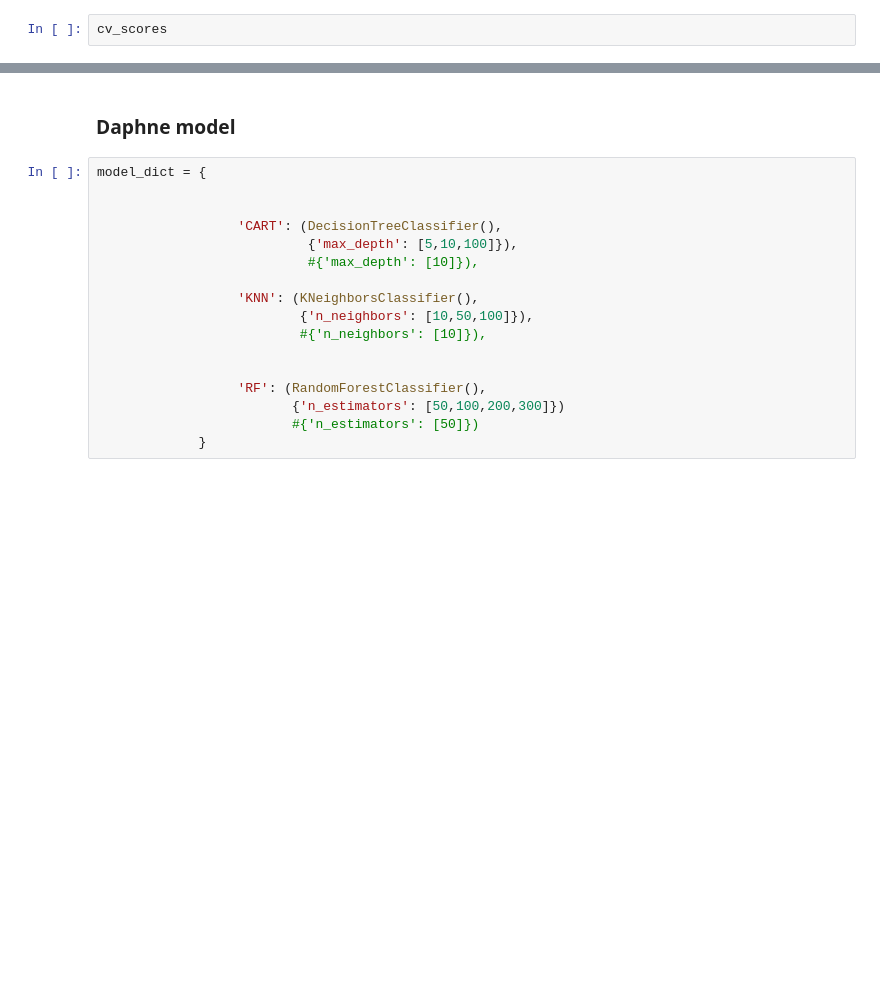
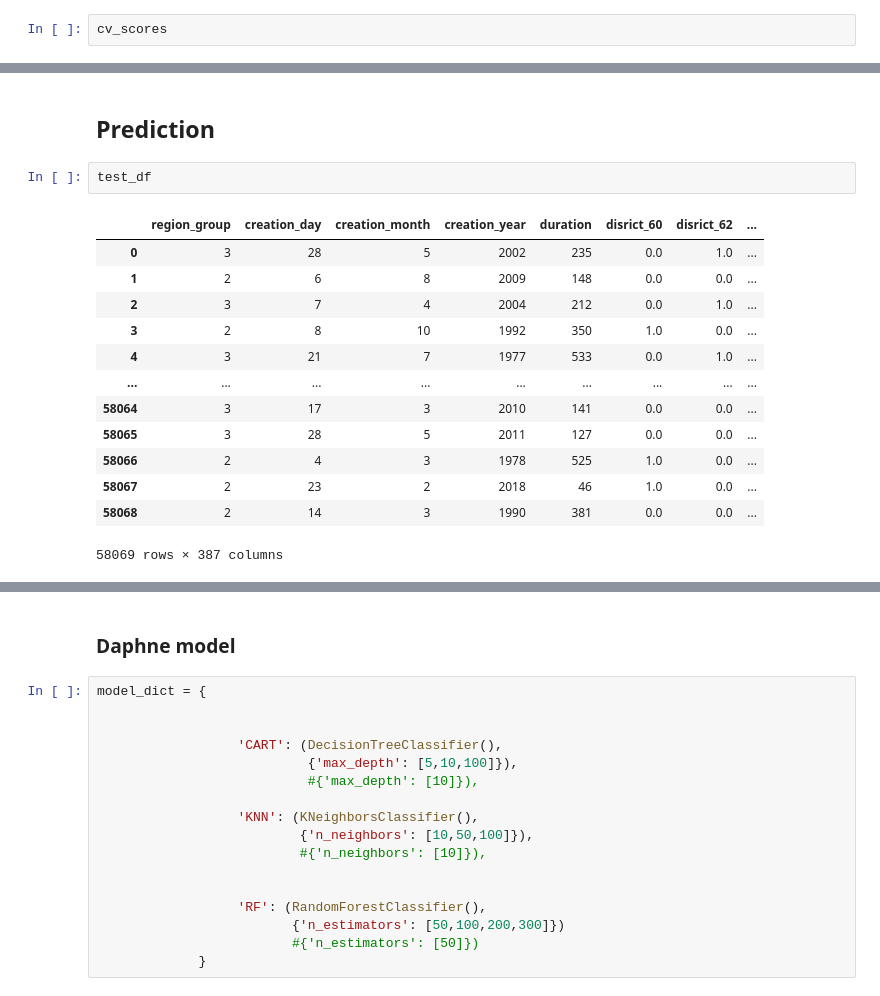
Before and after one commit to jcen1/Fraud-Detection-in-Electricity-and-Gas-Consumption-Challenge, a Jupyter notebook: Notebooks/machine_learning_fraud.ipynb, the cells around one changed output, grey strips where cells are left out. Cells and saved outputs as stored; diff of their text form; blank space fills up the shorter version.

```diff
--- a/Notebooks/machine_learning_fraud.ipynb
+++ b/Notebooks/machine_learning_fraud.ipynb
@@ -800,2 +945,20 @@ cv_scores
+# %% [markdown]
+## Prediction
+# %%
+test_df
+# %% [output]
+|  | region_group | creation_day | creation_month | creation_year | duration | disrict_60 | disrict_62 | ... |
+| 0 | 3 | 28 | 5 | 2002 | 235 | 0.0 | 1.0 | ... |
+| 1 | 2 | 6 | 8 | 2009 | 148 | 0.0 | 0.0 | ... |
+| 2 | 3 | 7 | 4 | 2004 | 212 | 0.0 | 1.0 | ... |
+| 3 | 2 | 8 | 10 | 1992 | 350 | 1.0 | 0.0 | ... |
+| 4 | 3 | 21 | 7 | 1977 | 533 | 0.0 | 1.0 | ... |
+| ... | ... | ... | ... | ... | ... | ... | ... | ... |
+| 58064 | 3 | 17 | 3 | 2010 | 141 | 0.0 | 0.0 | ... |
+| 58065 | 3 | 28 | 5 | 2011 | 127 | 0.0 | 0.0 | ... |
+| 58066 | 2 | 4 | 3 | 1978 | 525 | 1.0 | 0.0 | ... |
+| 58067 | 2 | 23 | 2 | 2018 | 46 | 1.0 | 0.0 | ... |
+| 58068 | 2 | 14 | 3 | 1990 | 381 | 0.0 | 0.0 | ... |
+58069 rows × 387 columns
 # %%
 preds = pd.DataFrame(fraud_predictions, columns=['target'])
```
Also changed, not shown: parts of 15 cells of this notebook, 4 other files.
